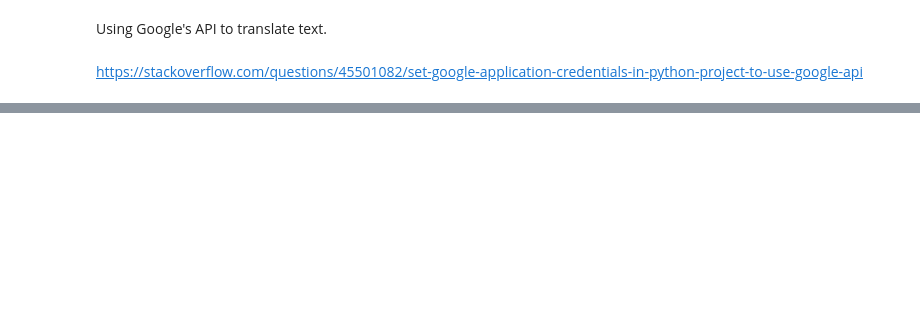
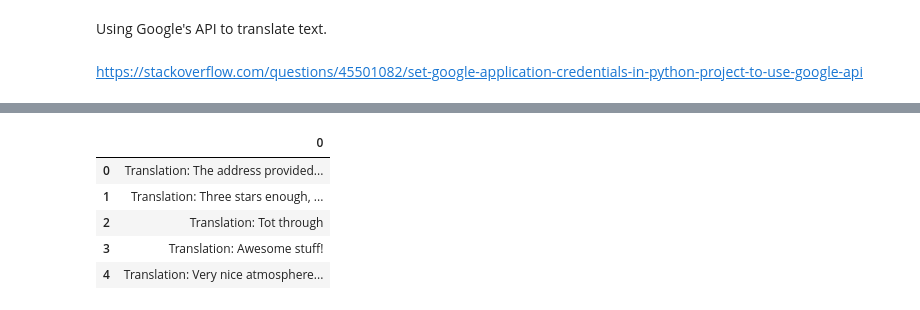
Before and after one commit to Jesse-mk/DS3Datathon, a Jupyter notebook: DS3_Final-smaller.ipynb, the cells around one changed output, grey strips where cells are left out. Cells and saved outputs as stored; diff of their text form; code cells hidden in the pictures; blank space fills up the shorter version.

```diff
--- a/DS3_Final-smaller.ipynb
+++ b/DS3_Final-smaller.ipynb
@@ -199,0 +206,2 @@ Translation: A lot of materials are added to the same bowl of porridge, which is
+# %%
+translated_2 = []
@@ -199,0 +234,16 @@ Translation: A lot of materials are added to the same bowl of porridge, which is
+# %%
+all_translated = pd.Series(translated + translated_2)
+# %%
+#all_translated.to_csv("translated.csv")
+all_reviews = all_translated[1:]
+# %%
+reviews3 = all_reviews.reset_index().drop("index", axis = 1)
+# %%
+reviews3.head()
+# %% [output]
+|  | 0 |
+| 0 | Translation: The address provided... |
+| 1 | Translation: Three stars enough, ... |
+| 2 | Translation: Tot through |
+| 3 | Translation: Awesome stuff! |
+| 4 | Translation: Very nice atmosphere... |
```
Also changed, not shown: parts of 36 cells of this notebook.
